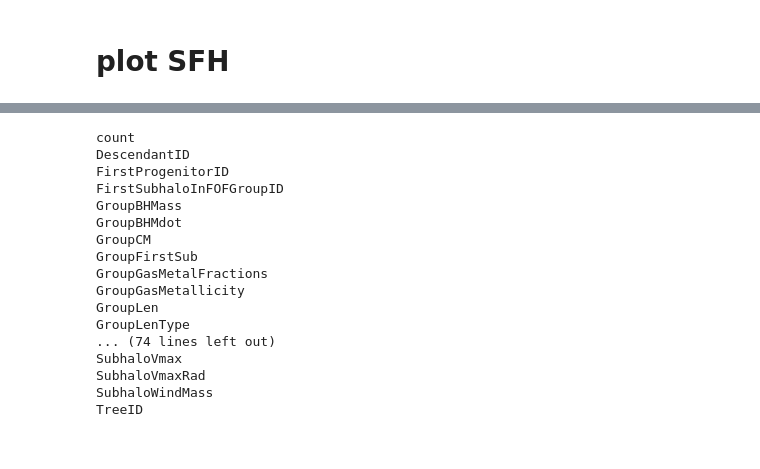
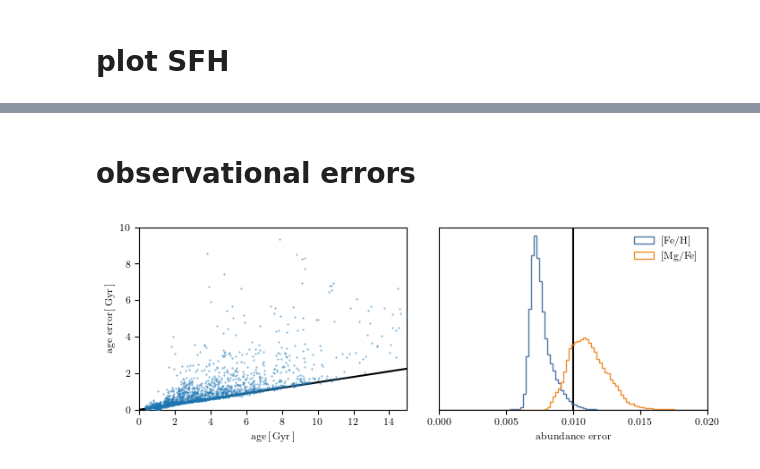
Before and after one commit to gusbeane/Mgdec, a Jupyter notebook: plots/fig1/fig1.ipynb, the cells around one changed output, grey strips where cells are left out. Cells and saved outputs as stored; diff of their text form; code cells hidden in the pictures.

```diff
--- a/plots/fig1/fig1.ipynb
+++ b/plots/fig1/fig1.ipynb
@@ -741,21 +771,40 @@ plt.close()
-# %%
-for k in MPB.keys():
-    print(k)
-# %% [output]
-count
-DescendantID
-FirstProgenitorID
-FirstSubhaloInFOFGroupID
-GroupBHMass
-GroupBHMdot
-GroupCM
-GroupFirstSub
-GroupGasMetalFractions
-GroupGasMetallicity
-GroupLen
-GroupLenType
-... (74 lines left out)
-SubhaloVmax
-SubhaloVmaxRad
-SubhaloWindMass
-TreeID
+# %% [markdown]
+# observational errors
+# %%
+fig, axs = plt.subplots(1, 2, figsize=(textwidth, 0.8*columnwidth))
+
+# age errors
+ax = axs[0]
+
+x = np.linspace(0, 20, 100)
+ax.plot(x, 0.15*x, c='k')
+
+key = np.logical_not(np.isnan(MWdat['ages']))
+ax.scatter(MWdat['ages'][key], MWdat['age_err'][key], s=0.1, zorder=3)
+
+
+ax.set(xlim=(0, 15), ylim=(0, 10))
+
+ax.set_xlabel(r'$\textrm{age}\,[\,\textrm{Gyr}\,]$')
+ax.set_ylabel(r'$\textrm{age error}\,[\,\textrm{Gyr}\,]$')
+
+# metallicity errors
+ax = axs[1]
+bins = np.linspace(0, 0.02, 100)
+ax.axvline(0.01, c='k')
+
+ax.hist(MWdat['logFeH_err'], bins=bins, histtype='step', color=tb_c[0], density=True, label=r'$[\textrm{Fe}/\textrm{H}]$')
+ax.hist(MWdat['logMgFe_err'], bins=bins, histtype='step', color=tb_c[1], density=True, label=r'$[\textrm{Mg}/\textrm{Fe}]$')
+ax.legend(frameon=False)
+
+ax.set(xlim=(bins[0], bins[-1]))
+ax.set_xlabel(r'$\textrm{abundance error}$')
+
+ax.set_xticks([0, 0.005, 0.01, 0.015, 0.02])
+ax.set_yticks([])
+
+fig.tight_layout()
+
+fig.savefig('obs_error.pdf')
+# %% [output]
+[figure, added]
```
Also changed, not shown: parts of 9 cells of this notebook, 4 other files.
